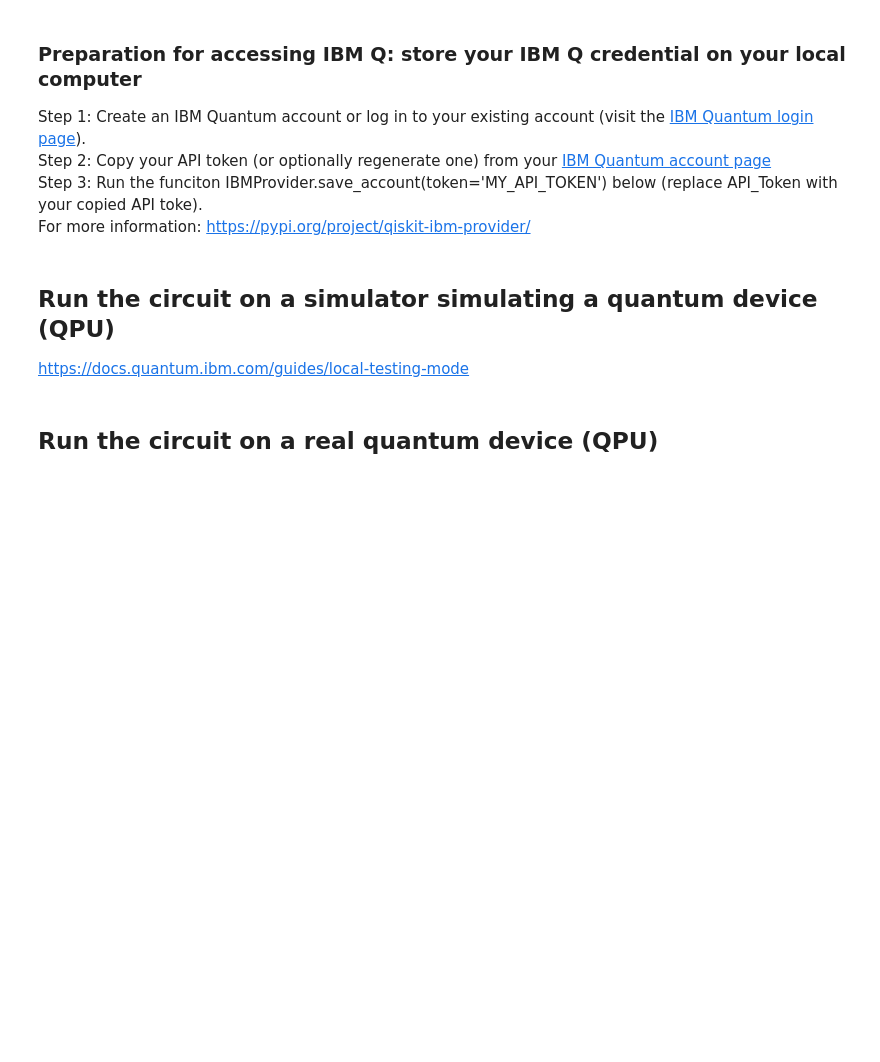
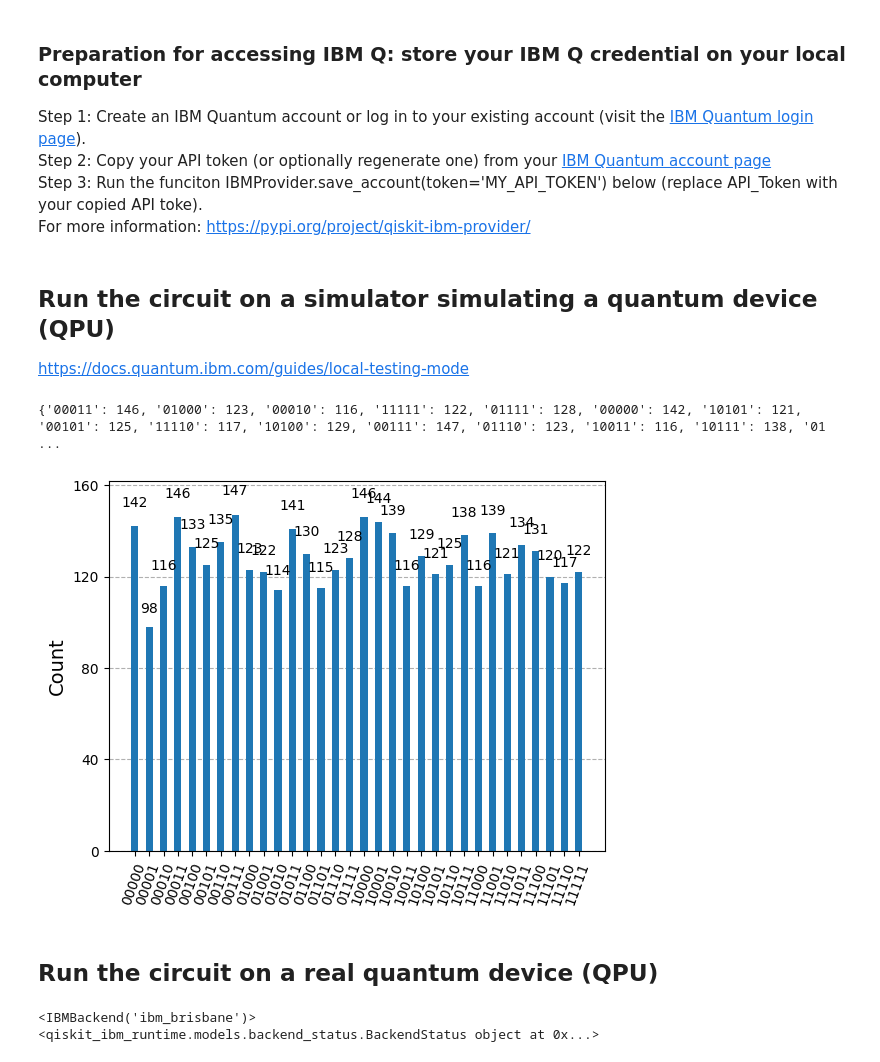
Before and after one commit to MathieuGrenier446/tp2_quantique, a Jupyter notebook: TP2_Grover.ipynb, the cells around one changed output. Saved outputs shown, nothing was run; the diff lists cells and outputs as text; code cells hidden in the pictures; blank space fills up the shorter version.

Commit message:
test on simulator with quantum device and real quantum device

```diff
--- a/TP2_Grover.ipynb
+++ b/TP2_Grover.ipynb
@@ -259,14 +244,33 @@ QiskitRuntimeService.save_account(
 
 service = QiskitRuntimeService()
 # %%
+iteration_count = int(np.sqrt(2**5))
+
+qc_sim_ibm=QuantumCircuit(6, 5)
+
+qc_sim_ibm.x(5)
+
+for i in range(6):
+    qc_sim_ibm.h(i)
+
+for i in range(iteration_count):
+    oracle(qc_sim_ibm)
+    diffuser(qc_sim_ibm)
+
+qc_sim_ibm.measure(range(5), range(5))
+
 # Specify the backend to use
 backend = service.backend("ibm_sherbrooke")
 sim_backend = AerSimulator.from_backend(backend)
 
-qobj = transpile(grover_circuit, sim_backend)
+qobj = transpile(qc_sim_ibm, sim_backend)
 result = sim_backend.run(qobj, shots = 4096).result()
 counts = result.get_counts()
+print(counts)
 plot_histogram(counts)
+# %% [output]
+{'00011': 146, '01000': 123, '00010': 116, '11111': 122, '01111': 128, '00000': 142, '10101': 121, '00101': 125, '11110': 117, '10100': 129, '00111': 147, '01110': 123, '10011': 116, '10111': 138, '01 ...
+[figure, added]
 # %% [markdown]
 ## Run the circuit on a real quantum device (QPU)
 # %%
@@ -286,5 +290,9 @@ service = QiskitRuntimeService()
 # choose the least busy QPU
 real_backend = service.least_busy(simulator=False, operational=True)
 print(real_backend)
+print(real_backend.status())
+# %% [output]
+<IBMBackend('ibm_brisbane')>
+<qiskit_ibm_runtime.models.backend_status.BackendStatus object at 0x...>
 # %%
 # Run the circuit on the QPU
```
Also changed, not shown: parts of 22 cells of this notebook.
